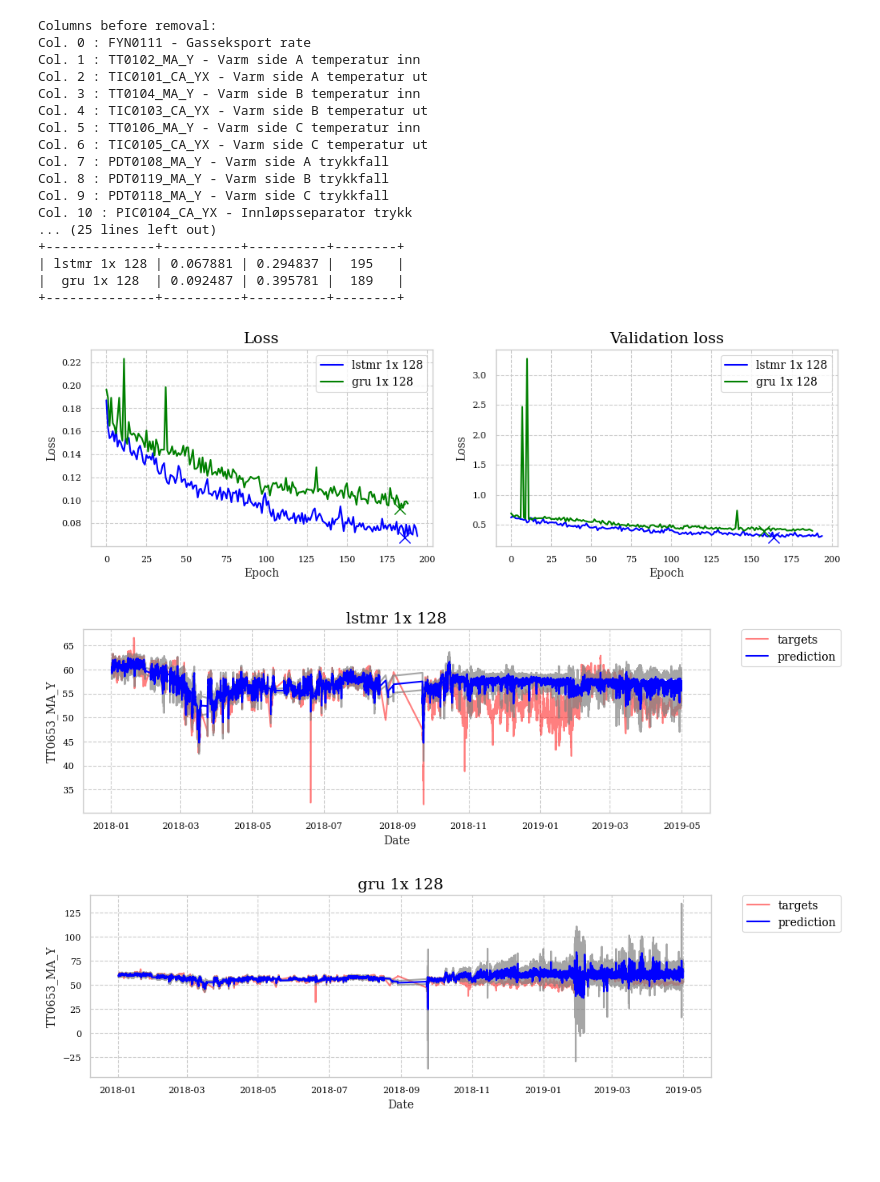
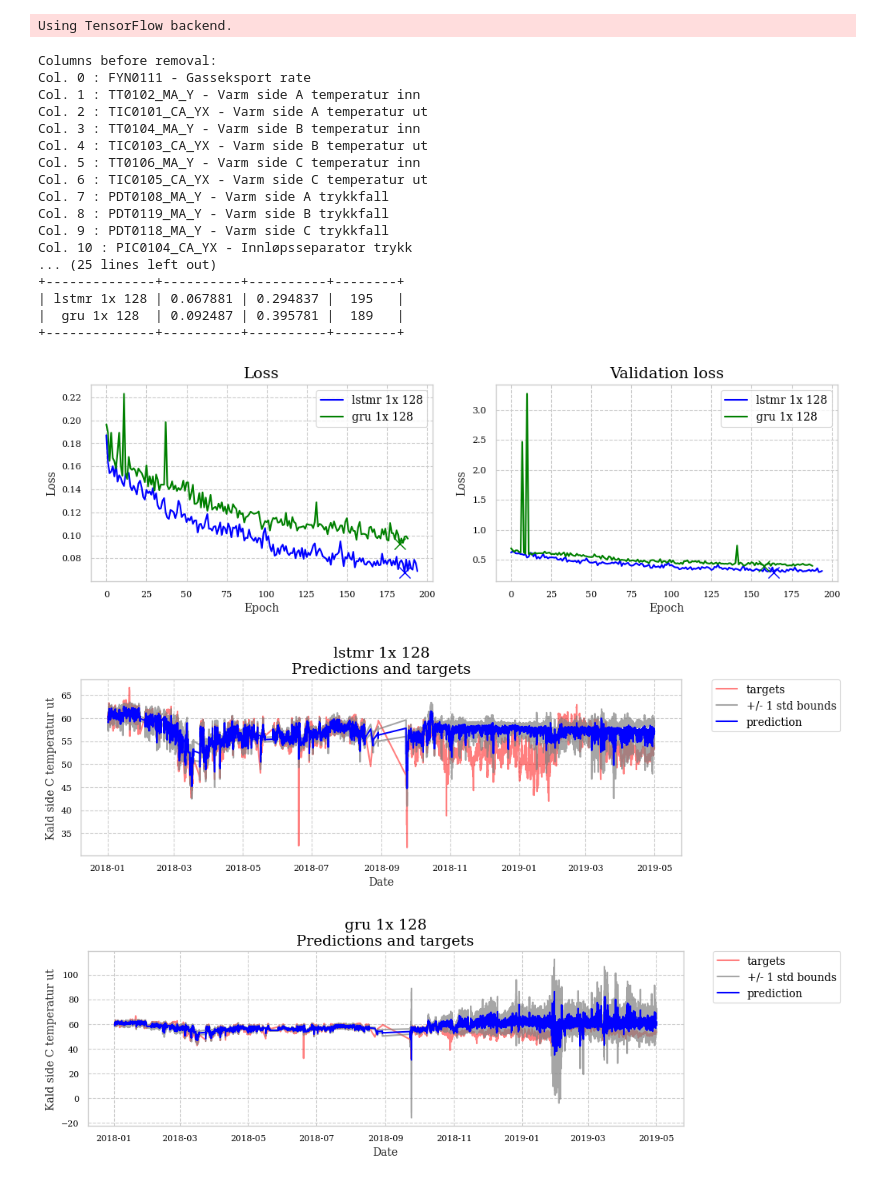
Before and after one commit to hermanwh/master-thesis, a Jupyter notebook: example_predict_with_uncertainty.ipynb, the cells around one changed output. Drawn from its saved outputs; the diff is of its cells as text; code cells hidden in the pictures; blank space fills up the shorter version.

```diff
--- a/example_predict_with_uncertainty.ipynb
+++ b/example_predict_with_uncertainty.ipynb
@@ -4,9 +11,12 @@ import statApi
 from api import Api
 mlApi = Api()
 
-# define dataset specifics
+# 1. Define dataset spesifics
+
+# File path to dataset .csv
 filename = "../master-thesis-db/datasets/F/data2_30min.csv"
 
+# List of columns on form ['name', 'desc', 'unit']
 columns = [
 	['FYN0111', 'Gasseksport rate', 'MSm^3/d'],
 	['FT0111', 'Gasseksport molvekt','g/mole'],
@@ -30,6 +40,7 @@ columns = [
 	['TIC0105_CA_Y', 'Kald side C ventilåpning', '%'],
 ]
 
+# List of column names to ignore completely
 irrelevantColumns = [
 		'FT0111',
 		'PDT0108_MA_Y',
@@ -48,23 +59,28 @@ irrelevantColumns = [
 		'TT0651_MA_Y',
 ]
 
+# List of column names used as targets
 targetColumns = [
     'TT0653_MA_Y'
 ]
 
+# List of training periods on form ['start', 'end']
 traintime = [
         ["2018-01-01 00:00:00", "2018-08-01 00:00:00"],
     ]
 
+# Testing period
 testtime = [
     "2018-01-01 00:00:00",
     "2019-05-01 00:00:00"
 ]
 
+# 2. Initiate and divide data
 df = mlApi.initDataframe(filename, columns, irrelevantColumns)
 df_train, df_test = mlApi.getTestTrainSplit(traintime, testtime)
 X_train, y_train, X_test, y_test = mlApi.getFeatureTargetSplit(targetColumns)
 
+# 3. Define models | NB: only RNN (LSTM/GRU) models
 lstmd_1x_128 = mlApi.LSTM('lstmr 1x 128', layers=[128], dropout=0.2, recurrentDropout=0.2, training=True, epochs=500)
 gru_1x_128 = mlApi.GRU('gru 1x 128', layers=[128], dropout=0.2, recurrentDropout=0.2, training=True, epochs=500)
 
@@ -73,54 +89,57 @@ modelList = [
 	gru_1x_128,
 ]
 
+# 4. Initiate and train models
+retrain=False
 mlApi.initModels(modelList)
-retrain=False
 mlApi.trainModels(retrain)
 
+# 5. Predict
 predictions, means, stds = mlApi.predictWithModelsUsingDropout()
 
+# 6. Plot predictions for each model
 for i in range(len(modelList)):
-	pred = predictions[i]
 	mean = means[i]
 	std = stds[i]
 
 	import numpy as np
 
 	upper = np.add(mean, std)
 	lower = np.subtract(mean, std)
 
 	import matplotlib.pyplot as plt
 
 	fig, ax = plt.subplots(1, 1, figsize=(10,3), dpi=100)
 	ax.set_xlabel('Date')
-	ax.set_ylabel(targetColumns[0])
-	ax.set_title(modelList[i].name)
+	ax.set_ylabel(mlApi.columnDescriptions[targetColumns[0]])
+	ax.set_title(modelList[i].name + "\nPredictions and targets")
 	ax.plot(df_test.iloc[mlApi.maxEnrolWindow:].index, y_test[mlApi.maxEnrolWindow:], color="red", alpha=0.5, label="targets")
-	ax.plot(df_test.iloc[mlApi.maxEnrolWindow:].index, upper, color="grey", alpha=0.7)
+	ax.plot(df_test.iloc[mlApi.maxEnrolWindow:].index, upper, color="grey", alpha=0.7, label="+/- 1 std bounds")
 	ax.plot(df_test.iloc[mlApi.maxEnrolWindow:].index, lower, color="grey", alpha=0.7)
 	ax.plot(df_test.iloc[mlApi.maxEnrolWindow:].index, mean, color="blue", alpha=1.0, label="prediction")
 	ax.grid(1, axis='y')
 	ax.legend(bbox_to_anchor=(1.05, 1), loc='upper left', borderaxespad=0., prop={'size': 10})
 
 	plt.show()
 # %% [output]
-Columns before removal:
-Col. 0 : FYN0111 - Gasseksport rate
-Col. 1 : TT0102_MA_Y - Varm side A temperatur inn
-Col. 2 : TIC0101_CA_YX - Varm side A temperatur ut
-Col. 3 : TT0104_MA_Y - Varm side B temperatur inn
-Col. 4 : TIC0103_CA_YX - Varm side B temperatur ut
-Col. 5 : TT0106_MA_Y - Varm side C temperatur inn
-Col. 6 : TIC0105_CA_YX - Varm side C temperatur ut
-Col. 7 : PDT0108_MA_Y - Varm side A trykkfall
-Col. 8 : PDT0119_MA_Y - Varm side B trykkfall
-Col. 9 : PDT0118_MA_Y - Varm side C trykkfall
-Col. 10 : PIC0104_CA_YX - Innløpsseparator trykk
-... (25 lines left out)
-+--------------+----------+----------+--------+
-| lstmr 1x 128 | 0.067881 | 0.294837 |  195   |
-|  gru 1x 128  | 0.092487 | 0.395781 |  189   |
-+--------------+----------+----------+--------+
+Using TensorFlow backend.
+Columns before removal:
+Col. 0 : FYN0111 - Gasseksport rate
+Col. 1 : TT0102_MA_Y - Varm side A temperatur inn
+Col. 2 : TIC0101_CA_YX - Varm side A temperatur ut
+Col. 3 : TT0104_MA_Y - Varm side B temperatur inn
+Col. 4 : TIC0103_CA_YX - Varm side B temperatur ut
+Col. 5 : TT0106_MA_Y - Varm side C temperatur inn
+Col. 6 : TIC0105_CA_YX - Varm side C temperatur ut
+Col. 7 : PDT0108_MA_Y - Varm side A trykkfall
+Col. 8 : PDT0119_MA_Y - Varm side B trykkfall
+Col. 9 : PDT0118_MA_Y - Varm side C trykkfall
+Col. 10 : PIC0104_CA_YX - Innløpsseparator trykk
+... (25 lines left out)
++--------------+----------+----------+--------+
+| lstmr 1x 128 | 0.067881 | 0.294837 |  195   |
+|  gru 1x 128  | 0.092487 | 0.395781 |  189   |
++--------------+----------+----------+--------+
 [figure]
-[figure, old version]
+[figure, new version]
-[figure, old version]
+[figure, new version]
```
Also changed, not shown: parts of 2 cells of this notebook, 4 other files.
